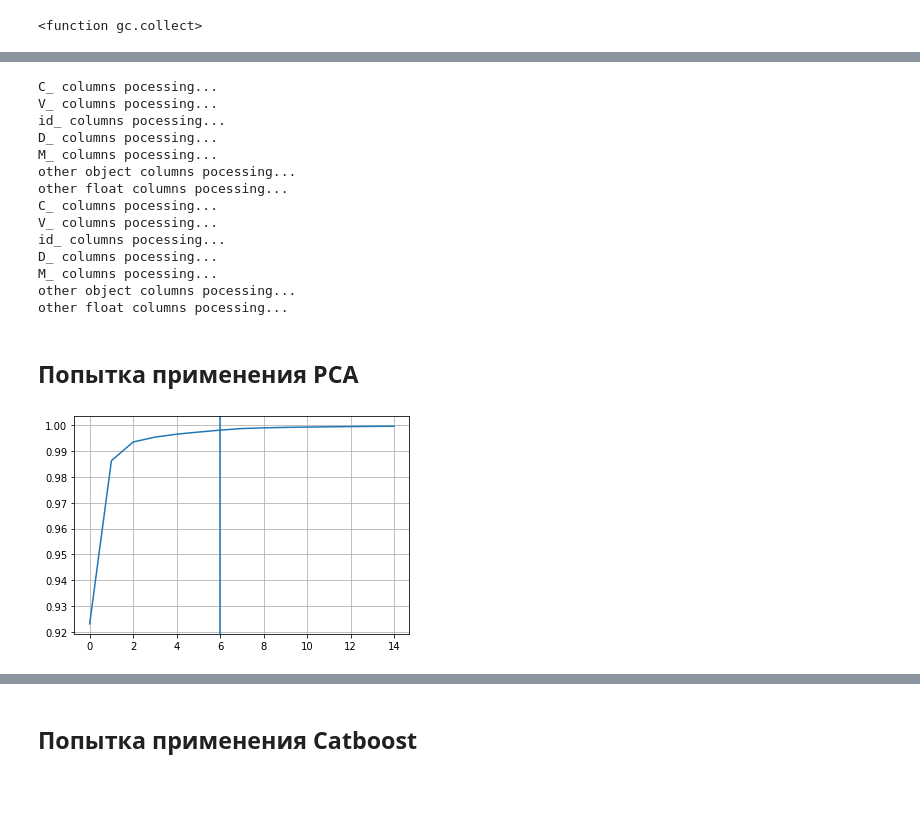
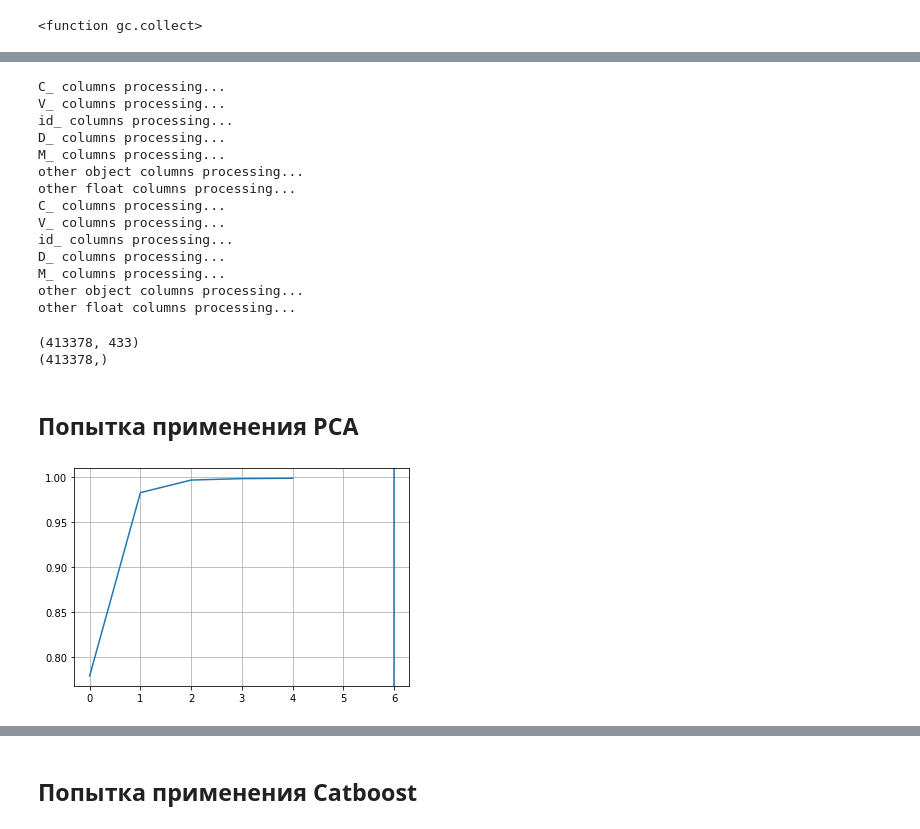
Before and after one commit to kapitalistka/SberSchoolGroupProject, a Jupyter notebook: Masloed_attempt1.ipynb, the cells around one changed output, grey strips where cells are left out. Cells and saved outputs as stored; diff of their text form; code cells hidden in the pictures; blank space fills up the shorter version.

```diff
--- a/Masloed_attempt1.ipynb
+++ b/Masloed_attempt1.ipynb
@@ -138,14 +138,15 @@ c_object = ['ProductCD']
 
 c_object_with_na = ['card4', 'card6',  'P_emaildomain', 'R_emaildomain', ]
 
+#f
 c_int  = ['card1',]
 
-c_float_to_int_with_na = [ 'card2', 'card3', 'card5', 'addr1', 'addr2',  'dist1', 'dist2', ]
+#f
+c_float_to_int_with_na = [ 'card2', 'card3', 'card5', 'addr1', 'addr2',  'dist1', 'dist2',  'TransactionAmt']
 
 #non nan, float
 # Упс!! !!!! в тестовом дата сете полно нулей
-c_float =[ 'C1', 'C2', 'C3', 'C4', 'C5', 'C6', 'C7', 'C8', 'C9', 'C10', 'C11', 'C12', 'C13', 'C14',
-          'TransactionAmt' ]
+c_C =[ 'C1', 'C2', 'C3', 'C4', 'C5', 'C6', 'C7', 'C8', 'C9', 'C10', 'C11', 'C12', 'C13', 'C14']
 
 # with nan, float
 c_D = [ 'D1', 'D2', 'D3', 'D4', 'D5', 'D6', 'D7', 'D8', 'D9', 'D10', 'D11', 'D12', 'D13', 'D14', 'D15',]
@@ -166,8 +167,16 @@ c_id =  ['id_01', 'id_02', 'id_03', 'id_04', 'id_05', 'id_06', 'id_07', 'id_08',
   'id_15', 'id_16', 'id_17', 'id_18', 'id_19', 'id_20', 'id_21', 'id_22', 'id_23', 'id_24', 'id_25', 'id_26', 'id_27', 'id_28', 'id_29', 'id_30',
   'id_31', 'id_32', 'id_33', 'id_34', 'id_35', 'id_36', 'id_37', 'id_38',
   ]
-##########################
-c_float_and_int = c_int + c_float_to_int_with_na + c_float+ c_D + c_V
+
+
+c_id_float =  ['id_01', 'id_02', 'id_03', 'id_04', 'id_05', 'id_06', 'id_07', 'id_08', 'id_09', 'id_10', 'id_11', 'id_13', 'id_14', 'id_17', 'id_18', 'id_19', 'id_20', 'id_21', 'id_22', 'id_24', 'id_25', 'id_26', 'id_32', ]
+c_id_obj = ['id_12', 'id_15', 'id_16', 'id_23', 'id_27', 'id_28', 'id_29', 'id_30', 'id_31', 'id_33', 'id_34', 'id_35', 'id_36', 'id_37', 'id_38', ]
+
+c_float_and_int = c_int + c_float_to_int_with_na + c_C+ c_D + c_V + c_id_float
+
+c_obj_to_model = c_object + c_object_with_na  + c_id_obj
+
+c_cat = c_C + c_V
 # %%
 from sklearn.impute import SimpleImputer
 
@@ -175,13 +184,15 @@ from sklearn.impute import SimpleImputer
 def prepare_data(data):
 
   #################### все столбцы C
-  print("C_ columns pocessing...")
+  print("C_ columns processing...")
   imputer = SimpleImputer(missing_values = np.nan, strategy = 'constant', fill_value = 0)
-  imputer.fit(data[c_float])
-  data[c_float] = imputer.transform(data[c_float])
+  imputer.fit(data[c_C])
+  data[c_C] = imputer.transform(data[c_C])
+  data[c_C] = data[c_C].astype(int)
+
 
   #################### все столбцы V
-  print("V_ columns pocessing...")
+  print("V_ columns processing...")
   imputer = SimpleImputer(missing_values = np.nan, strategy = 'constant', fill_value = 0)
   imputer.fit(data[c_V])
   data[c_V] = imputer.transform(data[c_V])
@@ -192,7 +203,7 @@ def prepare_data(data):
   col_id_float =[]
   col_id_obj =[]
 
-  print("id_ columns pocessing...")
+  print("id_ columns processing...")
   for col in c_id:
     if data[col].dtype == np.object: col_id_obj.append(col)
     elif data[col].dtype == np.float64: col_id_float.append(col)
@@ -202,30 +213,31 @@ def prepare_data(data):
   imputer.fit(data[col_id_float])
   data[col_id_float] = imputer.transform(data[col_id_float])
 
+
   imputer = SimpleImputer(missing_values = np.nan, strategy = 'constant', fill_value = "NO_INFO")
   imputer.fit(data[col_id_obj])
   data[col_id_obj] = imputer.transform(data[col_id_obj])
 
    #################### все столбцы D_
-  print("D_ columns pocessing...")
+  print("D_ columns processing...")
   imputer = SimpleImputer(missing_values = np.nan, strategy = 'constant', fill_value = 0)
   imputer.fit(data[c_D])
   data[c_D] = imputer.transform(data[c_D])
 
    #################### все столбцы M_
-  print("M_ columns pocessing...")
+  print("M_ columns processing...")
   imputer = SimpleImputer(missing_values = np.nan, strategy = 'constant', fill_value = "NO_INFO")
   imputer.fit(data[c_M])
   data[c_M] = imputer.transform(data[c_M])
 
    #################### остальный  object столбцы с na
-  print("other object columns pocessing...")
+  print("other object columns processing...")
   imputer = SimpleImputer(missing_values = np.nan, strategy = 'constant', fill_value = "NO_INFO")
   imputer.fit(data[c_object_with_na])
   data[c_object_with_na] = imputer.transform(data[c_object_with_na])
 
    #################### остальный  float  столбцы с na. которые можно перевести в инт
-  print("other float columns pocessing...")
+  print("other float columns processing...")
   imputer = SimpleImputer(missing_values = np.nan, strategy = 'constant', fill_value = 0)
   imputer.fit(data[c_float_to_int_with_na])
   data[c_float_to_int_with_na] = imputer.transform(data[c_float_to_int_with_na])
@@ -301,29 +311,35 @@ gc.collect
 X_train  = prepare_data(X_train)
 X_val  = prepare_data(X_val)
 # %% [output]
-C_ columns pocessing...
-V_ columns pocessing...
-id_ columns pocessing...
-D_ columns pocessing...
-M_ columns pocessing...
-other object columns pocessing...
-other float columns pocessing...
-C_ columns pocessing...
-V_ columns pocessing...
-id_ columns pocessing...
-D_ columns pocessing...
-M_ columns pocessing...
-other object columns pocessing...
-other float columns pocessing...
+C_ columns processing...
+V_ columns processing...
+id_ columns processing...
+D_ columns processing...
+M_ columns processing...
+other object columns processing...
+other float columns processing...
+C_ columns processing...
+V_ columns processing...
+id_ columns processing...
+D_ columns processing...
+M_ columns processing...
+other object columns processing...
+other float columns processing...
+# %%
+print(X_train.shape)
+print(y_train.shape)
+# %% [output]
+(413378, 433)
+(413378,)
 # %% [markdown]
 ## Попытка применения PCA
 # %%
 from sklearn.decomposition import PCA
-pca = PCA(15)
+pca = PCA(5)
 pca.fit(X_train[c_float_and_int])
 plt.plot(pca.explained_variance_ratio_.cumsum())
 plt.axvline(x=6)
 plt.grid()
 # %% [output]
-[figure, old version]
+[figure, new version]
 # %%
```
Also changed, not shown: parts of 17 cells of this notebook.
